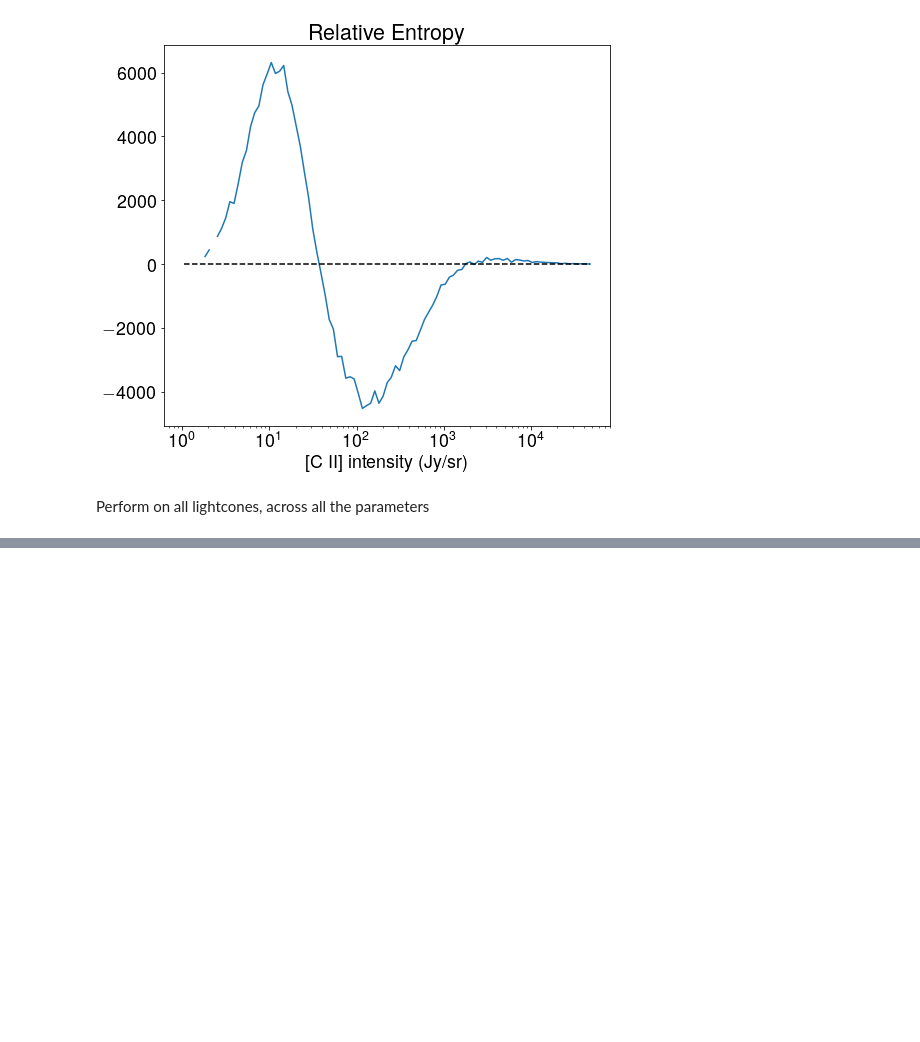
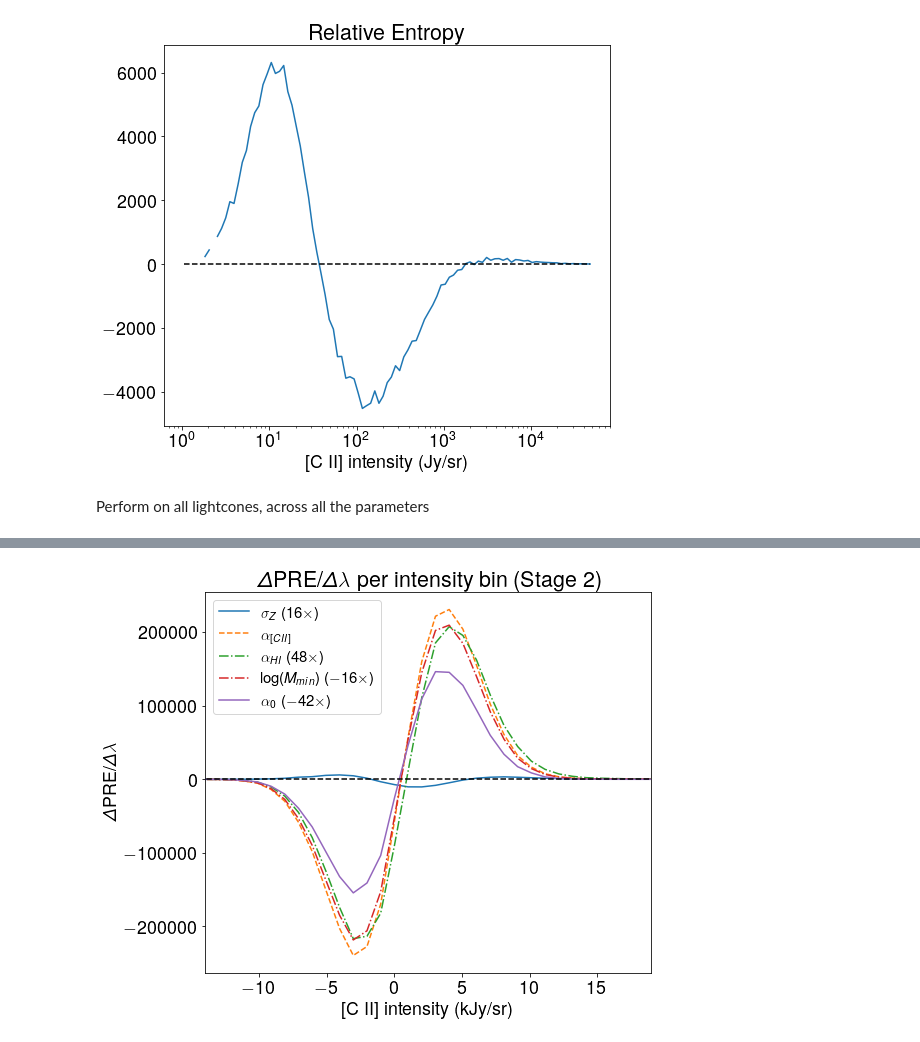
Before and after one commit to PatrickHorlaville/CITA_LIM, a Jupyter notebook: readmes/dsrel_readme.ipynb, the cells around one changed output, grey strips where cells are left out. Saved outputs shown, nothing was run; the diff lists cells and outputs as text; code cells hidden in the pictures; blank space fills up the shorter version.

```diff
--- a/readmes/dsrel_readme.ipynb
+++ b/readmes/dsrel_readme.ipynb
@@ -284,0 +229,12 @@ plt.savefig('paper_figs/dpre_acii.png', bbox_inches = 'tight')
+# %%
+avg_mmin9_s2 = np.load('/mnt/scratch-lustre/horlaville/nuObs270/dsrel/for/for_tobs40kh/n_avg_logmmin9-9.npy')
+avg_mmin0_s2 = np.load('/mnt/scratch-lustre/horlaville/nuObs270/dsrel/for/for_tobs40kh/n_avg_basis.npy')
+avg_mmin1_s2 = np.load('/mnt/scratch-lustre/horlaville/nuObs270/dsrel/for/for_tobs40kh/n_avg_logmmin10-1.npy')
+# %%
+avg_a013_s2 = np.load('/mnt/scratch-lustre/horlaville/nuObs270/dsrel/for/for_tobs40kh/n_avg_a0_-1-312.npy')
+avg_a014_s2 = np.load('/mnt/scratch-lustre/horlaville/nuObs270/dsrel/for/for_tobs40kh/n_avg_basis.npy')
+avg_a015_s2 = np.load('/mnt/scratch-lustre/horlaville/nuObs270/dsrel/for/for_tobs40kh/n_avg_a0_-1-512.npy')
+# %%
+avg_g27_s2 = np.load('/mnt/scratch-lustre/horlaville/nuObs270/dsrel/for/for_tobs40kh/n_avg_g0_0-27.npy')
+avg_g31_s2 = np.load('/mnt/scratch-lustre/horlaville/nuObs270/dsrel/for/for_tobs40kh/n_avg_basis.npy')
+avg_g35_s2 = np.load('/mnt/scratch-lustre/horlaville/nuObs270/dsrel/for/for_tobs40kh/n_avg_g0_0-35.npy')
@@ -284,0 +353,26 @@ plt.savefig('paper_figs/dpre_acii.png', bbox_inches = 'tight')
+# %%
+lin_center = lin_center / 1000
+# %%
+plt.plot(lin_center, 16*avg_zdex04_s2*(np.log(avg_zdex05_s2/avg_zdex04_s2) - np.log(avg_zdex03_s2/avg_zdex04_s2))/0.2, label = r'$\sigma_Z$ (16$\times$)')
+plt.plot(lin_center, avg_acii24_s2*(np.log(avg_acii28_s2/avg_acii24_s2) - np.log(avg_acii20_s2/avg_acii24_s2))/(0.028-0.020), '--', label = r'$\alpha_{[CII]}$')
+plt.plot(lin_center, 48*avg_mhi74_s2*(np.log(avg_mhi80_s2/avg_mhi74_s2) - np.log(avg_mhi68_s2/avg_mhi74_s2))/(0.80-0.68), '-.', label = r'$\alpha_{HI}$ (48$\times$)')
+plt.plot(lin_center, -16*avg_mmin0_s2*(np.log(avg_mmin1_s2/avg_mmin0_s2) - np.log(avg_mmin9_s2/avg_mmin0_s2))/(10.1 - 9.9), '-.', label = r'log($M_{min}$) ($-$16$\times$)')
+plt.plot(lin_center, -42*avg_a014_s2*(np.log(avg_a015_s2/avg_a014_s2) - np.log(avg_a013_s2/avg_a014_s2))/(0.2), label = r'$\alpha_0$ ($-$42$\times$)')
+plt.plot(lin_center, -8*avg_g31_s2*(np.log(avg_g35_s2/avg_g31_s2) - np.log(avg_g27_s2/avg_g31_s2))/(0.08), label = r'$\gamma$ ($-$8$\times$)')
+
+plt.xlim([-14, 19])
+
+plt.xlabel('[C II] intensity (kJy/sr)')
+plt.ylabel(r'$\Delta$PRE/$\Delta \lambda$')
+#plt.yscale('log')
+#plt.xscale('log')
+plt.title(r'$\Delta$PRE/$\Delta \lambda$ per intensity bin (Stage 2)')
+
+plt.legend(loc = 'upper left', prop={'size':15})
+
+
+plt.hlines(y = 0, xmin = lin_center[0], xmax = lin_center[-1], color = 'k', linestyle = '--')
+
+plt.savefig('paper_figs/seminar_dsrel/final_slide/dpre_forv6.pdf', bbox_inches = 'tight')
+# %% [output]
+[figure, added]
```
Also changed, not shown: parts of 29 cells of this notebook, 12 other files.
